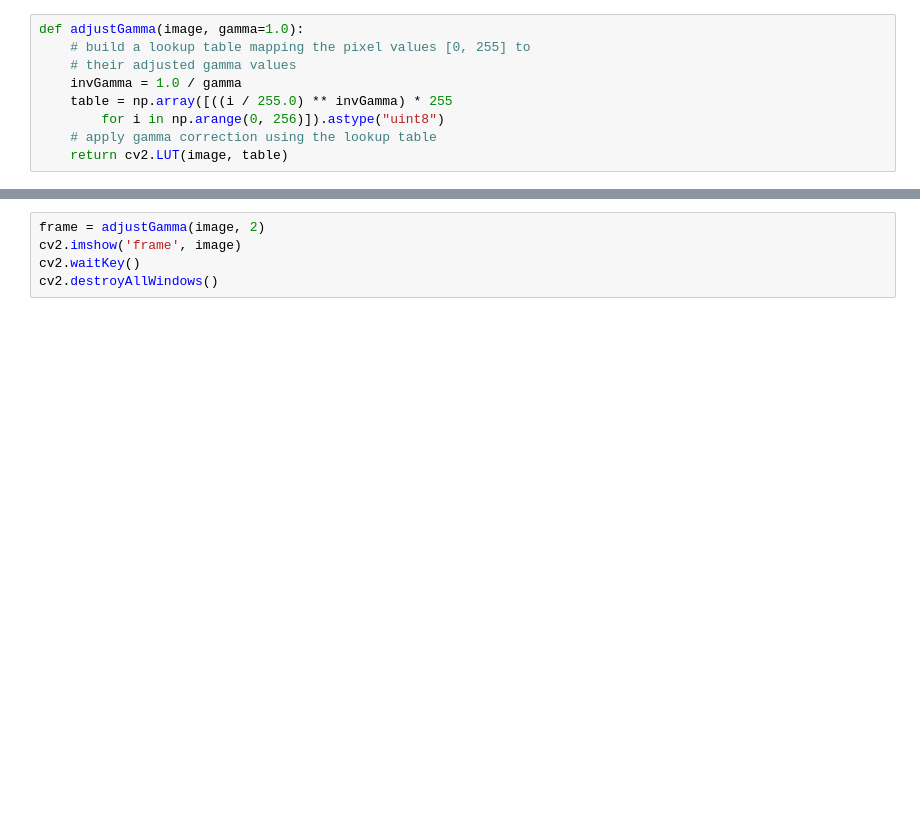
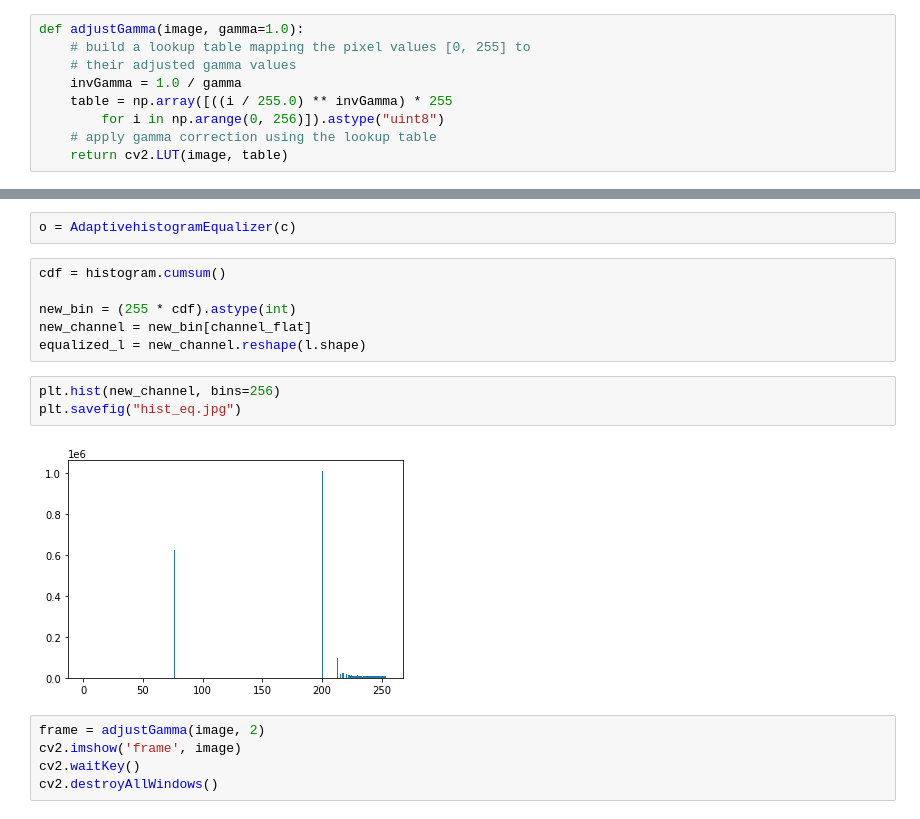
Before and after one commit to sakshikakde/Lane-Detection, a Jupyter notebook: Code/ImageCorrection.ipynb, the cells around one changed output, grey strips where cells are left out. Cells and saved outputs as stored; diff of their text form; blank space fills up the shorter version.

```diff
--- a/Code/histogram_equalizer.ipynb
+++ b/Code/ImageCorrection.ipynb
@@ -87,3 +112,16 @@ Stream ended..
+# %%
+o = AdaptivehistogramEqualizer(c)
+# %%
+cdf = histogram.cumsum()
+
+new_bin = (255 * cdf).astype(int)
+new_channel = new_bin[channel_flat]
+equalized_l = new_channel.reshape(l.shape)
+# %%
+plt.hist(new_channel, bins=256)
+plt.savefig("hist_eq.jpg")
+# %% [output]
+[figure, added]
 # %%
 frame = adjustGamma(image, 2)
 cv2.imshow('frame', image)
```
Also changed, not shown: parts of 5 cells of this notebook, 8 other files.
